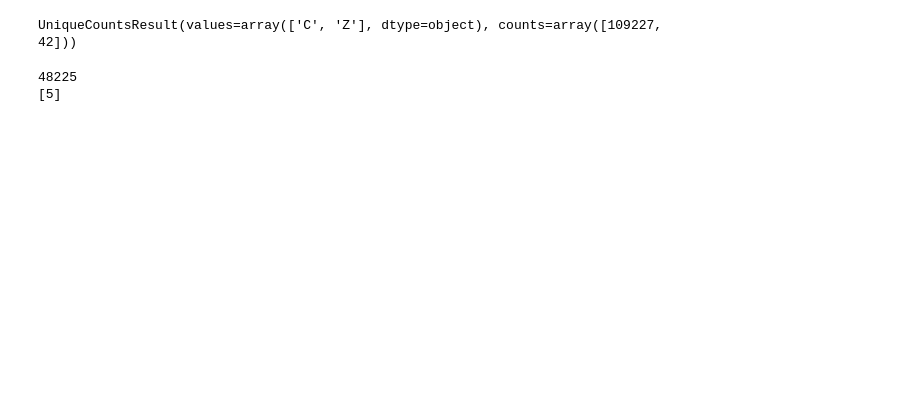
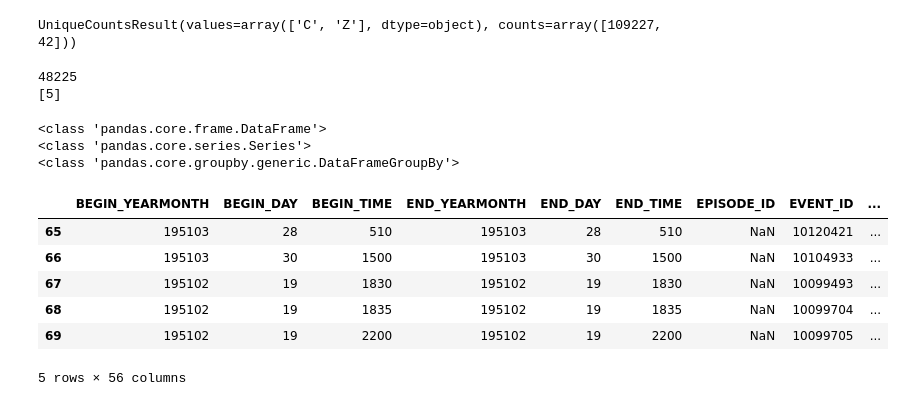
Before and after one commit to augustlepique/circs-research, a Jupyter notebook: seasonal_plots.ipynb, the cells around one changed output. Drawn from its saved outputs; the diff is of its cells as text; code cells hidden in the pictures; blank space fills up the shorter version.

```diff
--- a/seasonal_plots.ipynb
+++ b/seasonal_plots.ipynb
@@ -324,3 +323,21 @@ print(df_winter_scs["COUNTY_FIPS"].str.len().unique())
 # %% [output]
 48225
 [5]
+# %%
+print(type(df_winter_scs))
+print(type(df_winter_scs['COUNTY_FIPS']))
+print(type(df_winter_scs.groupby(["COUNTY_FIPS", "EVENT_TYPE"])))
+# %% [output]
+<class 'pandas.core.frame.DataFrame'>
+<class 'pandas.core.series.Series'>
+<class 'pandas.core.groupby.generic.DataFrameGroupBy'>
+# %%
+df_winter_scs.head()
+# %% [output]
+|  | BEGIN_YEARMONTH | BEGIN_DAY | BEGIN_TIME | END_YEARMONTH | END_DAY | END_TIME | EPISODE_ID | EVENT_ID | ... |
+| 65 | 195103 | 28 | 510 | 195103 | 28 | 510 | NaN | 10120421 | ... |
+| 66 | 195103 | 30 | 1500 | 195103 | 30 | 1500 | NaN | 10104933 | ... |
+| 67 | 195102 | 19 | 1830 | 195102 | 19 | 1830 | NaN | 10099493 | ... |
+| 68 | 195102 | 19 | 1835 | 195102 | 19 | 1835 | NaN | 10099704 | ... |
+| 69 | 195102 | 19 | 2200 | 195102 | 19 | 2200 | NaN | 10099705 | ... |
+5 rows × 56 columns
```
Also changed, not shown: parts of 7 cells of this notebook, 2 other files.
